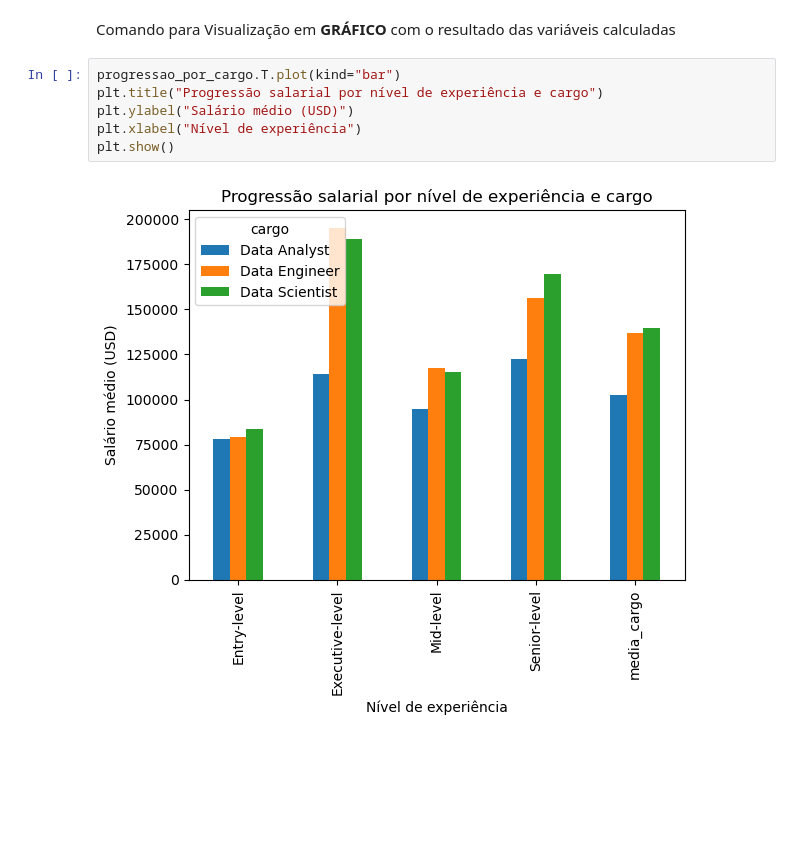
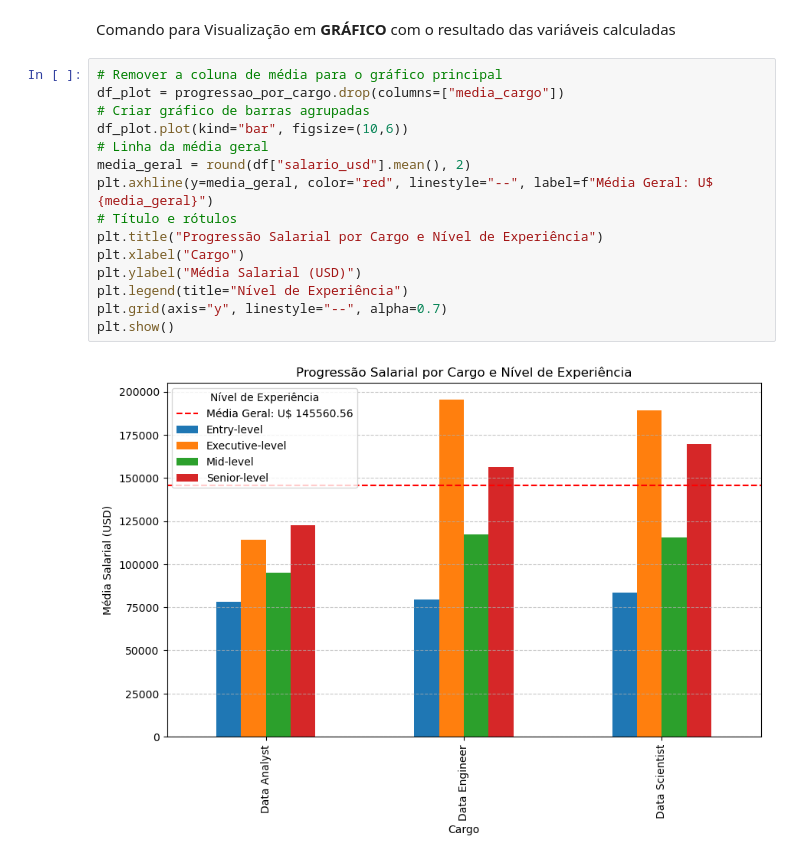
Before and after one commit to victorrp1502/grupo1_caixaverso, a Jupyter notebook: PROJETO_P1.ipynb, the cells around one changed output. Cells and saved outputs as stored; diff of their text form; blank space fills up the shorter version.

```diff
--- a/PROJETO_P1.ipynb
+++ b/PROJETO_P1.ipynb
@@ -74,10 +92,19 @@ Média salarial geral de todos os funcionários: U$ 145560.56
 # %% [markdown]
 Comando para Visualização em **GRÁFICO** com o resultado das variáveis calculadas
 # %%
-progressao_por_cargo.T.plot(kind="bar")
-plt.title("Progressão salarial por nível de experiência e cargo")
-plt.ylabel("Salário médio (USD)")
-plt.xlabel("Nível de experiência")
+# Remover a coluna de média para o gráfico principal
+df_plot = progressao_por_cargo.drop(columns=["media_cargo"])
+# Criar gráfico de barras agrupadas
+df_plot.plot(kind="bar", figsize=(10,6))
+# Linha da média geral
+media_geral = round(df["salario_usd"].mean(), 2)
+plt.axhline(y=media_geral, color="red", linestyle="--", label=f"Média Geral: U$ {media_geral}")
+# Título e rótulos
+plt.title("Progressão Salarial por Cargo e Nível de Experiência")
+plt.xlabel("Cargo")
+plt.ylabel("Média Salarial (USD)")
+plt.legend(title="Nível de Experiência")
+plt.grid(axis="y", linestyle="--", alpha=0.7)
 plt.show()
 # %% [output]
-[figure, old version]
+[figure, new version]
```
Also changed, not shown: parts of 2 cells of this notebook.
